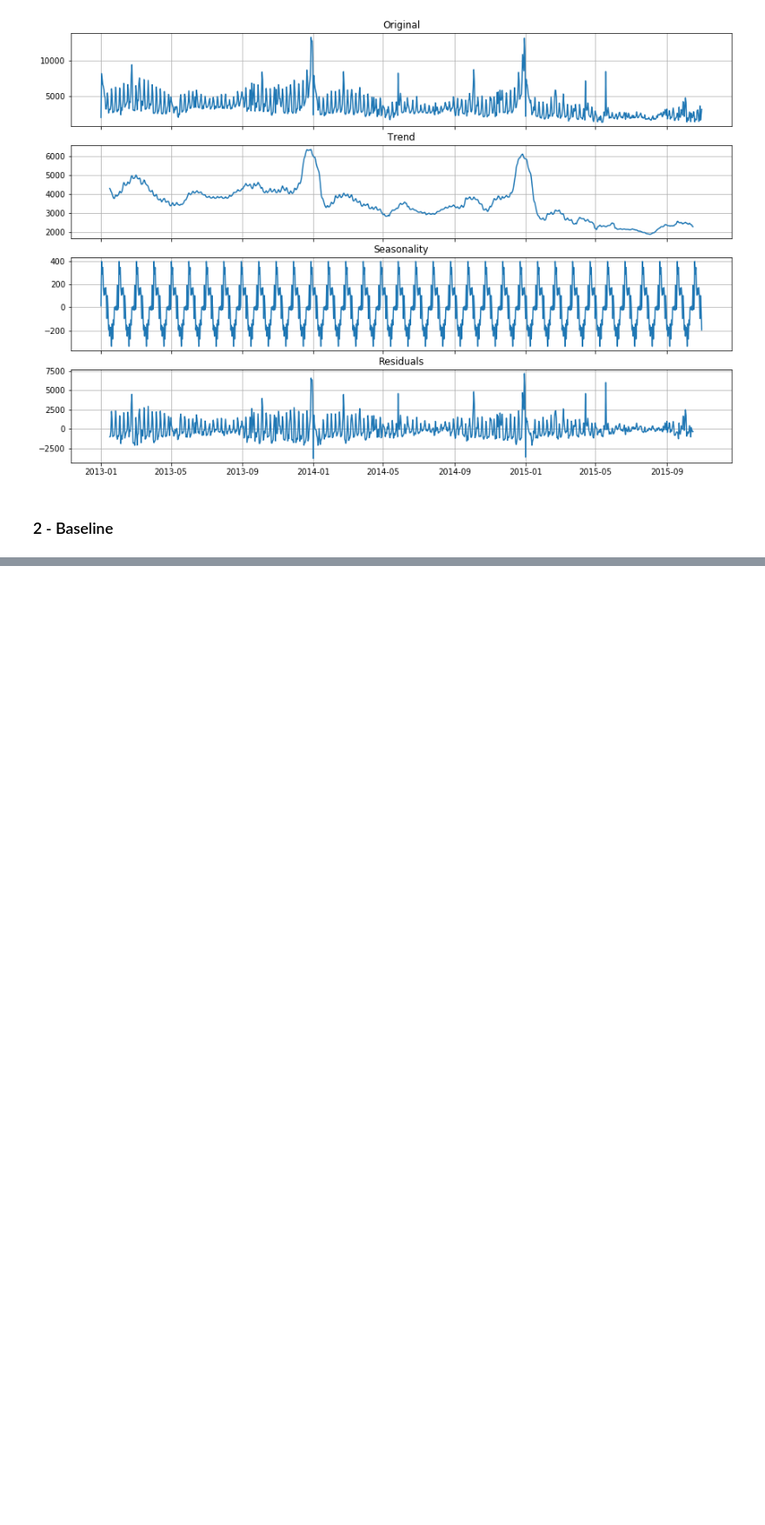
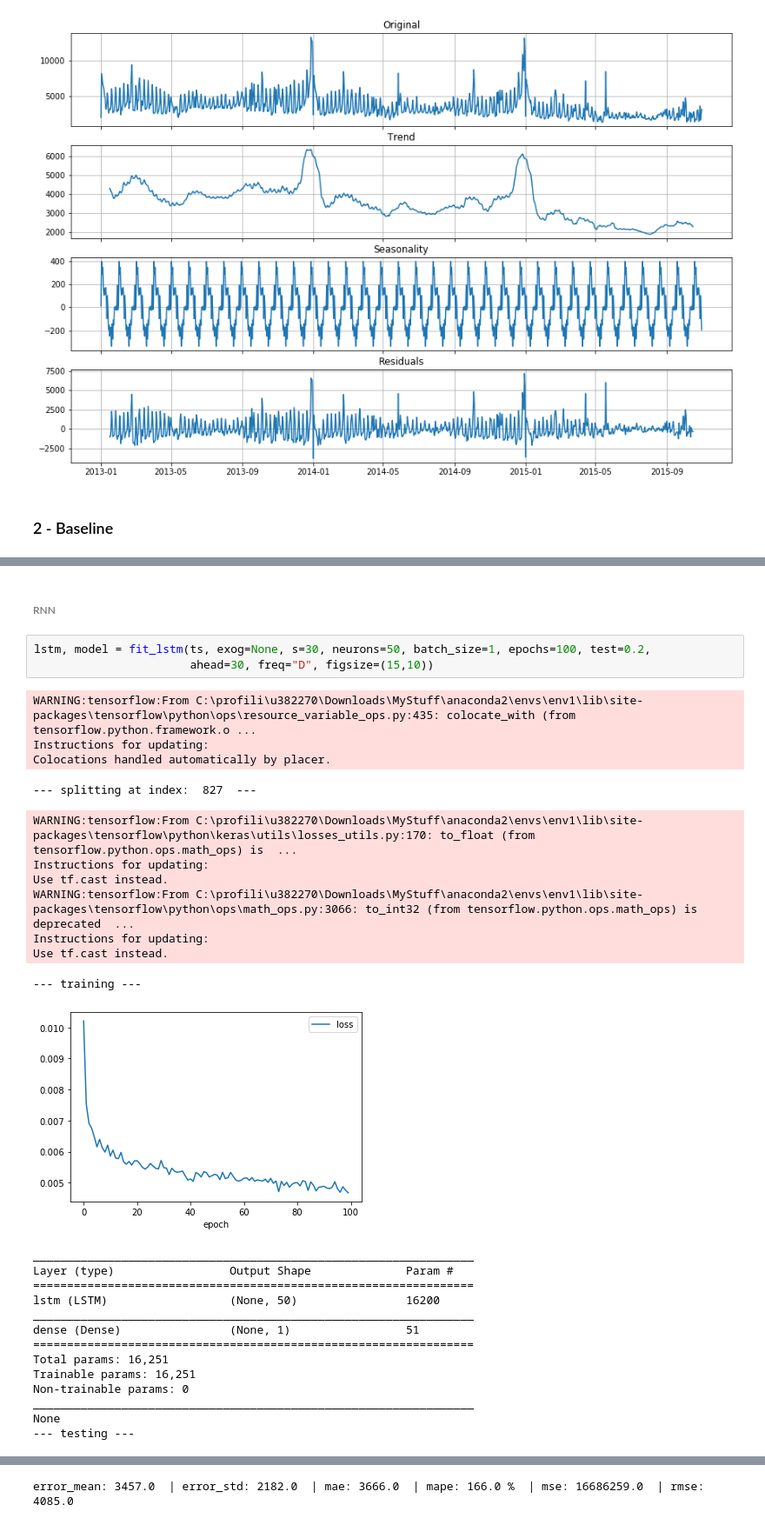
Before and after one commit to mdipietro09/DataScience_ArtificialIntelligence_Utils, a Jupyter notebook: time_series/forecast_example.ipynb, the cells around one changed output, grey strips where cells are left out. Shown at 87% size. Saved outputs shown, nothing was run; the diff lists cells and outputs as text; blank space fills up the shorter version.

```diff
--- a/time_series/forecast_example.ipynb
+++ b/time_series/forecast_example.ipynb
@@ -75,0 +124,31 @@ find_best_sarimax(ts, seasonal=True, stationary=False, s=30, exog=None)
+# %% [markdown]
+###### RNN
+# %%
+lstm, model = fit_lstm(ts, exog=None, s=30, neurons=50, batch_size=1, epochs=100, test=0.2,
+                       ahead=30, freq="D", figsize=(15,10))
+# %% [output]
+WARNING:tensorflow:From C:\profili\u382270\Downloads\MyStuff\anaconda2\envs\env1\lib\site-packages\tensorflow\python\ops\resource_variable_ops.py:435: colocate_with (from tensorflow.python.framework.o ...
+Instructions for updating:
+Colocations handled automatically by placer.
+--- splitting at index:  827  ---
+WARNING:tensorflow:From C:\profili\u382270\Downloads\MyStuff\anaconda2\envs\env1\lib\site-packages\tensorflow\python\keras\utils\losses_utils.py:170: to_float (from tensorflow.python.ops.math_ops) is  ...
+Instructions for updating:
+Use tf.cast instead.
+WARNING:tensorflow:From C:\profili\u382270\Downloads\MyStuff\anaconda2\envs\env1\lib\site-packages\tensorflow\python\ops\math_ops.py:3066: to_int32 (from tensorflow.python.ops.math_ops) is deprecated  ...
+Instructions for updating:
+Use tf.cast instead.
+--- training ---
+[figure, added]
+_________________________________________________________________
+Layer (type)                 Output Shape              Param #
+=================================================================
+lstm (LSTM)                  (None, 50)                16200
+_________________________________________________________________
+dense (Dense)                (None, 1)                 51
+=================================================================
+Total params: 16,251
+Trainable params: 16,251
+Non-trainable params: 0
+_________________________________________________________________
+None
+--- testing ---
@@ -75,0 +156 @@ find_best_sarimax(ts, seasonal=True, stationary=False, s=30, exog=None)
+error_mean: 3457.0  | error_std: 2182.0  | mae: 3666.0  | mape: 166.0 %  | mse: 16686259.0  | rmse: 4085.0
```
Also changed, not shown: parts of 15 cells of this notebook, 5 other files.
